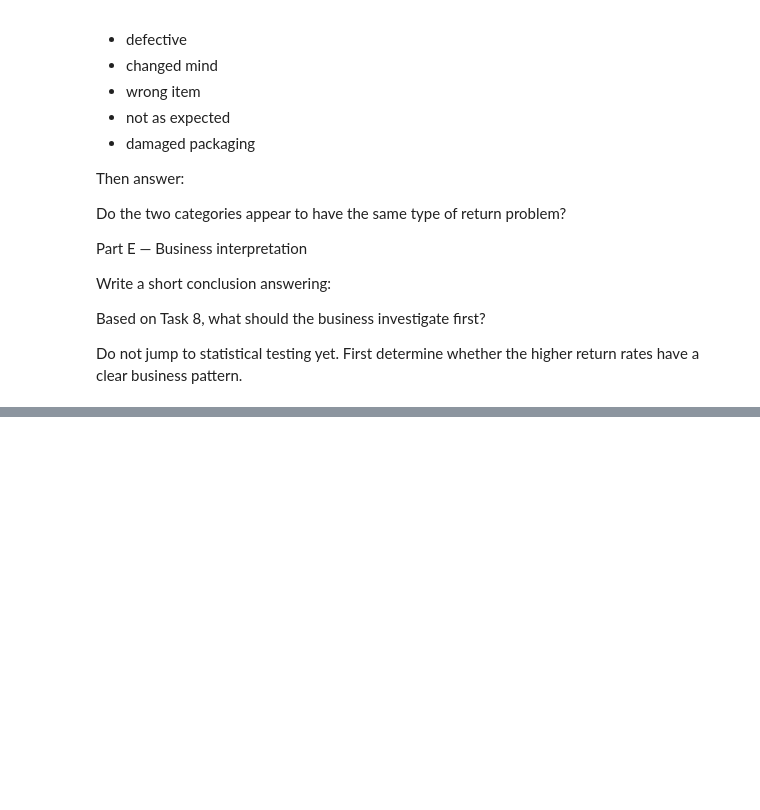
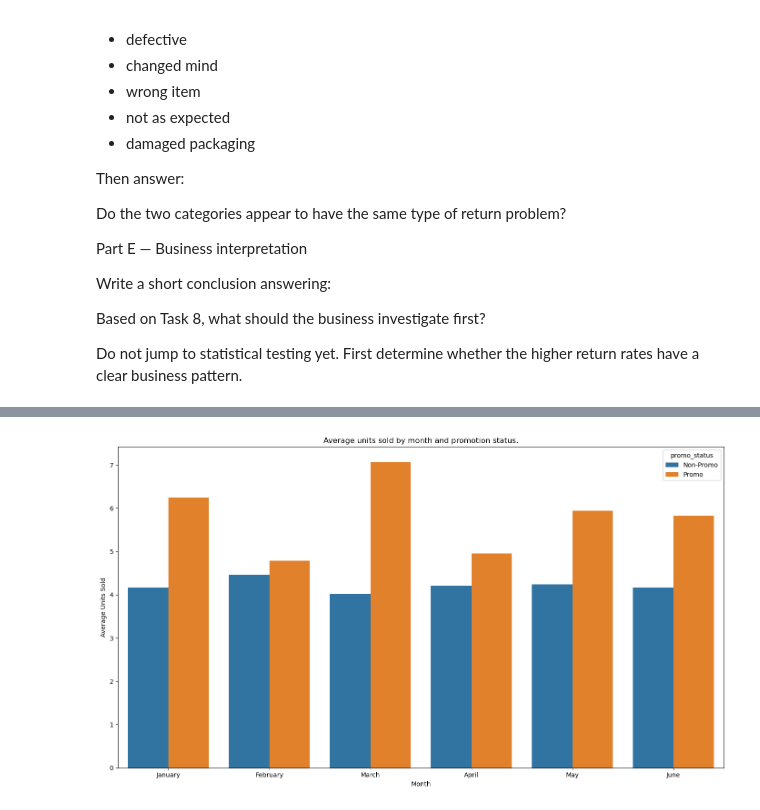
Before and after one commit to stilyan91/Data-Science-Learning-Journey, a Jupyter notebook: EDA/Retail Performance Analysis.ipynb, the cells around one changed output, grey strips where cells are left out. Saved outputs shown, nothing was run; the diff lists cells and outputs as text; code cells hidden in the pictures; blank space fills up the shorter version.

```diff
--- a/EDA/Retail Performance Analysis.ipynb
+++ b/EDA/Retail Performance Analysis.ipynb
@@ -1390,0 +1937,32 @@ Based on these findings, I would first investigate product handling and packagin
+# %%
+month_summary = df_sales_merged.groupby(['month_name','promotion_flag']).agg(
+    average_units_sold = ('units_sold', 'mean'),
+    average_net_sales = ('net_sales_gbp', 'mean'),
+    average_profit = ('profit_gbp', 'mean'),
+    number_of_records = ('promotion_flag', 'count')
+)
+# %%
+units = month_summary['average_units_sold'].unstack('promotion_flag')
+units['pct_chage'] = (
+    (units[True] - units[False]) / units[False]
+) * 100
+plot_data = month_summary.reset_index()
+plot_data['promo_status'] = plot_data['promotion_flag'].replace({
+    False: 'Non-Promo',
+    True: 'Promo'
+})
+plt.figure(figsize=(14,8))
+sns.barplot(
+    data=plot_data,
+    x= 'month_name',
+    y='average_units_sold',
+    hue='promo_status',
+    order=['January', 'February', 'March', 'April', 'May', 'June'],
+)
+plt.title('Average units sold by month and promotion status.')
+plt.xlabel('Month')
+plt.ylabel("Average Units Sold")
+plt.tight_layout()
+plt.show()
+# %% [output]
+[figure, added]
```
Also changed, not shown: parts of 30 cells of this notebook.
